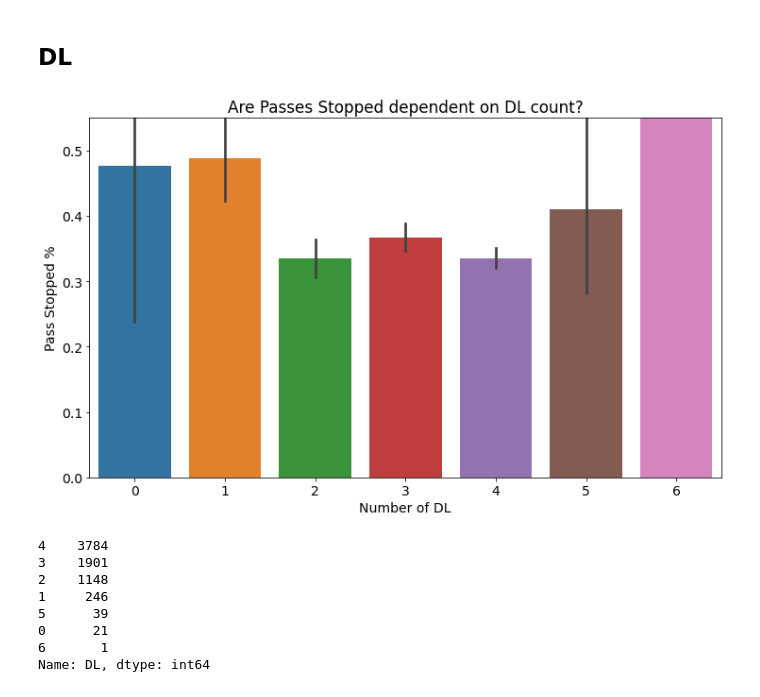
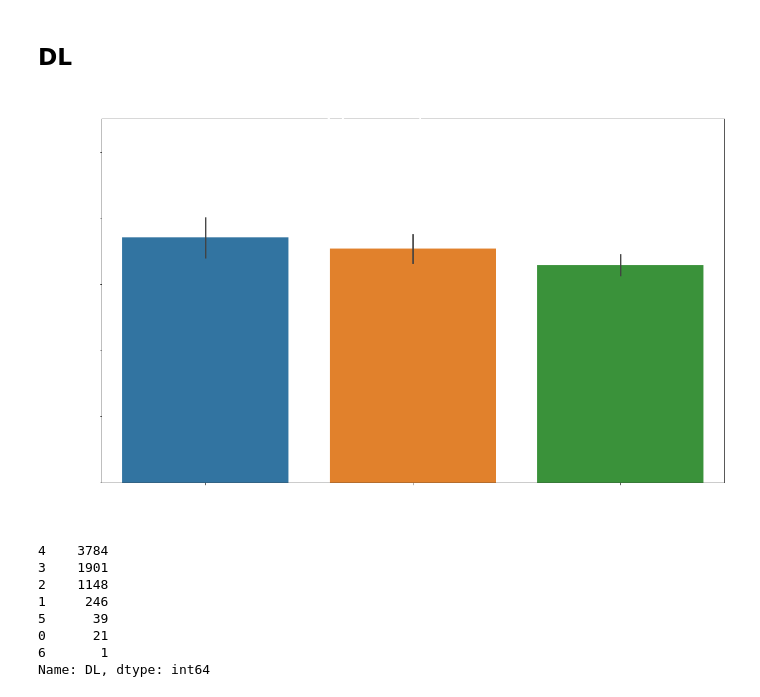
Before and after one commit to Fourth-and-Four/NFL-Big-Data-Bowl-2021, a Jupyter notebook: gn_graphs.ipynb, the cells around one changed output. Saved outputs shown, nothing was run; the diff lists cells and outputs as text; code cells hidden in the pictures.

```diff
--- a/gn_graphs.ipynb
+++ b/gn_graphs.ipynb
@@ -13,3 +17,5 @@ from wrangle_plays_data import train_validate_test, min_max_scale
+# %%
+ df = pd.read_csv('final.csv', index_col = [0])
 # %%
 train_validate, test = train_test_split(df, test_size=.3, random_state=123, stratify = df.pass_stopped)
 
@@ -124,15 +190,23 @@ Name: defendersInTheBox, dtype: int64
 # Defensive Position and Pass Stopped
 # %% [markdown]
 ## DL
+# %%
+dl = train[train.DL !=0]
+dl = dl[dl.DL != 1]
+dl = dl[dl.DL != 5]
+dl = dl[dl.DL != 6]
 # %%
-sns.barplot(data=train,x='DL', y='pass_stopped').set(ylim=(0, .55))
-plt.xlabel('Number of DL')
-plt.ylabel('Pass Stopped %')
-# plt.xticks([0,1,2,3,4,5,6,7,8,9], [1,2,3,4,5,6,7,8,9,10])
-plt.title("Are Passes Stopped dependent on DL count?")
+ax = sns.barplot(data=dl,x='DL', y='pass_stopped')
+plt.xlabel('Number of DL', size = 30, c = 'white')
+plt.xticks(size = 30, c = 'white')
+plt.ylabel('Pass Stopped %', size = 30, c = 'white')
+ax.set(ylim=(0, .55))
+ax.yaxis.set_major_formatter(PercentFormatter(1.0))
+plt.yticks(c='white', size = 30)
+plt.title("Are Passes Stopped dependent on DL count?", size = 40, c = 'white')
 plt.show()
 # %% [output]
-[figure, old version]
+[figure, new version]
 # %%
 train.DL.value_counts()
 # %% [output]
```
Also changed, not shown: parts of 33 cells of this notebook.
